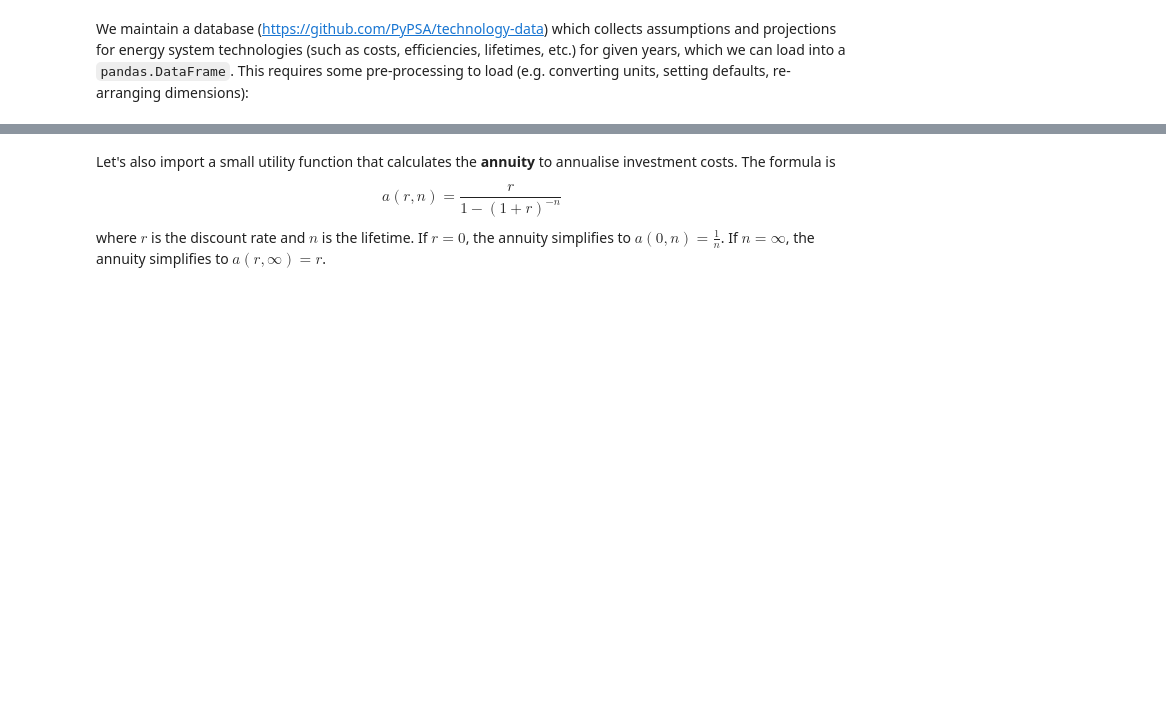
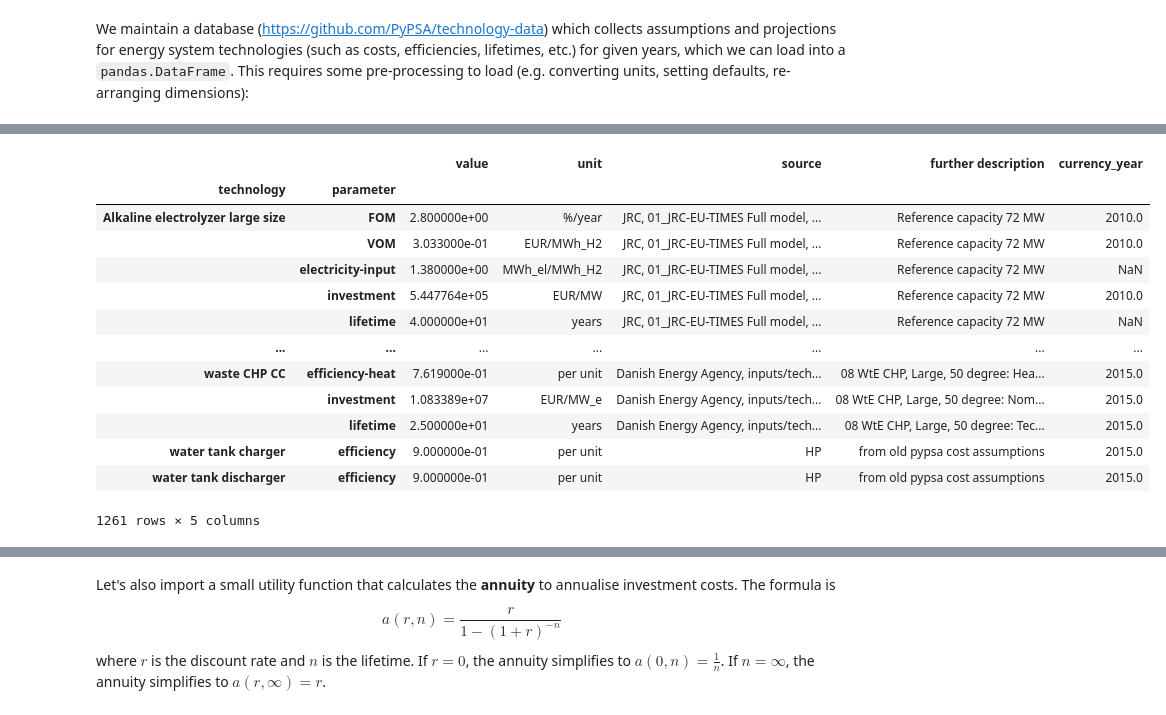
Before and after one commit to FCornielle/data-science-for-esm, a Jupyter notebook: data-science-for-esm/10-workshop-pypsa-cem.ipynb, the cells around one changed output, grey strips where cells are left out. Drawn from its saved outputs; the diff is of its cells as text; code cells hidden in the pictures; blank space fills up the shorter version.

```diff
--- a/data-science-for-esm/10-workshop-pypsa-cem.ipynb
+++ b/data-science-for-esm/10-workshop-pypsa-cem.ipynb
@@ -88,0 +104,19 @@ We maintain a database (https://github.com/PyPSA/technology-data) which collects
+# %%
+costs.loc[costs.unit.str.contains("/kW"), "value"] *= 1e3
+costs.unit = costs.unit.str.replace("/kW", "/MW")
+costs
+# %% [output]
+|  |  | value | unit | source | further description | currency_year |
+| technology | parameter |  |  |  |  |  |
+| Alkaline electrolyzer large size | FOM | 2.800000e+00 | %/year | JRC, 01_JRC-EU-TIMES Full model, ... | Reference capacity 72 MW | 2010.0 |
+|  | VOM | 3.033000e-01 | EUR/MWh_H2 | JRC, 01_JRC-EU-TIMES Full model, ... | Reference capacity 72 MW | 2010.0 |
+|  | electricity-input | 1.380000e+00 | MWh_el/MWh_H2 | JRC, 01_JRC-EU-TIMES Full model, ... | Reference capacity 72 MW | NaN |
+|  | investment | 5.447764e+05 | EUR/MW | JRC, 01_JRC-EU-TIMES Full model, ... | Reference capacity 72 MW | 2010.0 |
+|  | lifetime | 4.000000e+01 | years | JRC, 01_JRC-EU-TIMES Full model, ... | Reference capacity 72 MW | NaN |
+| ... | ... | ... | ... | ... | ... | ... |
+| waste CHP CC | efficiency-heat | 7.619000e-01 | per unit | Danish Energy Agency, inputs/tech... | 08 WtE CHP, Large, 50 degree: Hea... | 2015.0 |
+|  | investment | 1.083389e+07 | EUR/MW_e | Danish Energy Agency, inputs/tech... | 08 WtE CHP, Large, 50 degree: Nom... | 2015.0 |
+|  | lifetime | 2.500000e+01 | years | Danish Energy Agency, inputs/tech... | 08 WtE CHP, Large, 50 degree: Tec... | 2015.0 |
+| water tank charger | efficiency | 9.000000e-01 | per unit | HP | from old pypsa cost assumptions | 2015.0 |
+| water tank discharger | efficiency | 9.000000e-01 | per unit | HP | from old pypsa cost assumptions | 2015.0 |
+1261 rows × 5 columns
```
Also changed, not shown: parts of 21 cells of this notebook.
